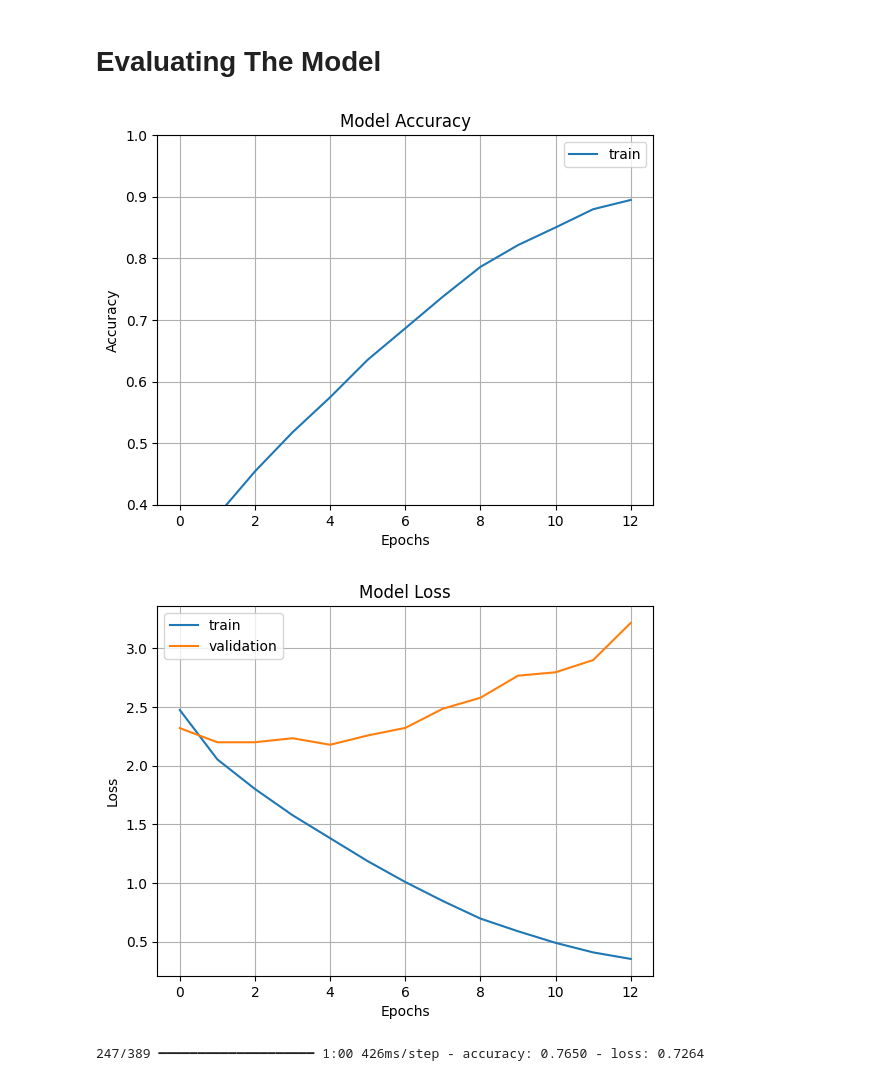
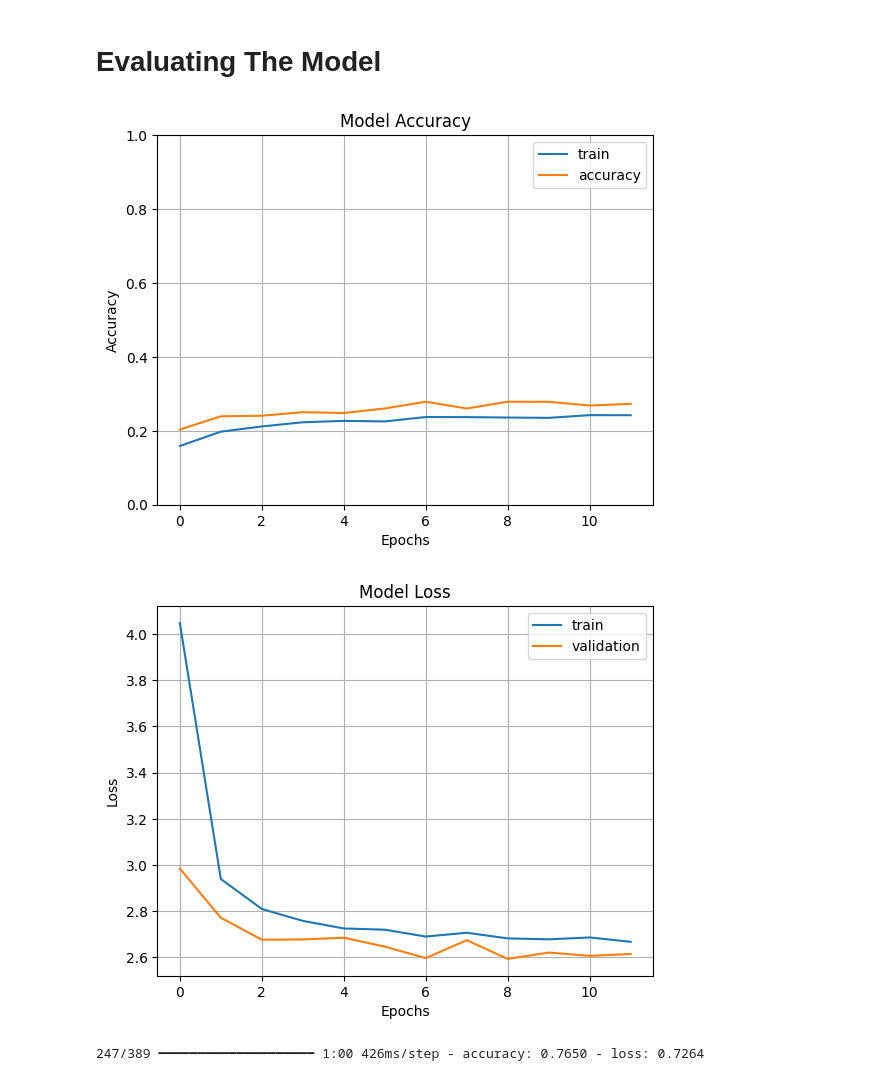
Before and after one commit to Specticall/FACE, a Jupyter notebook: python/ResNet_50.ipynb, the cells around one changed output. Saved outputs shown, nothing was run; the diff lists cells and outputs as text; code cells hidden in the pictures.

Commit message:
feat: model training

```diff
--- a/python/ResNet_50.ipynb
+++ b/python/ResNet_50.ipynb
@@ -68,17 +69,17 @@ resnet_model = Sequential()
 
 pretrained_model= tf.keras.applications.ResNet50(include_top=False,
                    input_shape=(180,180,3),
-                   pooling='avg',classes=5,
+                   pooling='avg',
                    weights='imagenet')
 for layer in pretrained_model.layers:
         layer.trainable=False
 
 resnet_model.add(pretrained_model)
 resnet_model.add(Flatten())
+resnet_model.add(Dense(256, activation='relu', kernel_regularizer=l2(0.01)))
+resnet_model.add(Dropout(0.5))
 resnet_model.add(Dense(128, activation='relu'))
-resnet_model.add(Dense(128, activation='relu'))
-resnet_model.add(Dense(128, activation='relu'))
-resnet_model.add(Dense(128, activation='relu'))
+resnet_model.add(Dropout(0.3))
 resnet_model.add(Dense(23, activation='softmax'))
 # %%
 resnet_model.summary()
@@ -107,7 +108,7 @@ Model: "sequential"
 # %%
 resnet_model.compile(optimizer=Adam(learning_rate=0.001), loss='sparse_categorical_crossentropy', metrics=['accuracy'])
 # %%
-early_stopping = EarlyStopping(monitor='val_loss', patience=3, restore_best_weights=True)
+early_stopping = EarlyStopping(monitor='val_accuracy', patience=5, restore_best_weights=True)
 # %%
 epochs=100
 history = resnet_model.fit(
@@ -125,16 +140,16 @@ KeyboardInterrupt:
 # %%
 fig1 = plt.gcf()
 plt.plot(history.history['accuracy'])
 plt.plot(history.history['val_accuracy'])
-plt.axis(ymin=0.4,ymax=1)
+plt.axis(ymin=0,ymax=1)
 plt.grid()
 plt.title('Model Accuracy')
 plt.ylabel('Accuracy')
 plt.xlabel('Epochs')
 plt.legend(['train', 'accuracy'])
 plt.show()
 # %% [output]
-[figure, old version]
+[figure, new version]
 # %%
 plt.plot(history.history['loss'])
 plt.plot(history.history['val_loss'])
@@ -145,7 +160,7 @@ plt.xlabel('Epochs')
 plt.legend(['train', 'validation'])
 plt.show()
 # %% [output]
-[figure, old version]
+[figure, new version]
 # %%
 resnet_model.evaluate(train_ds)
 # %% [output]
```
Also changed, not shown: parts of 3 cells of this notebook, 16 other files.
